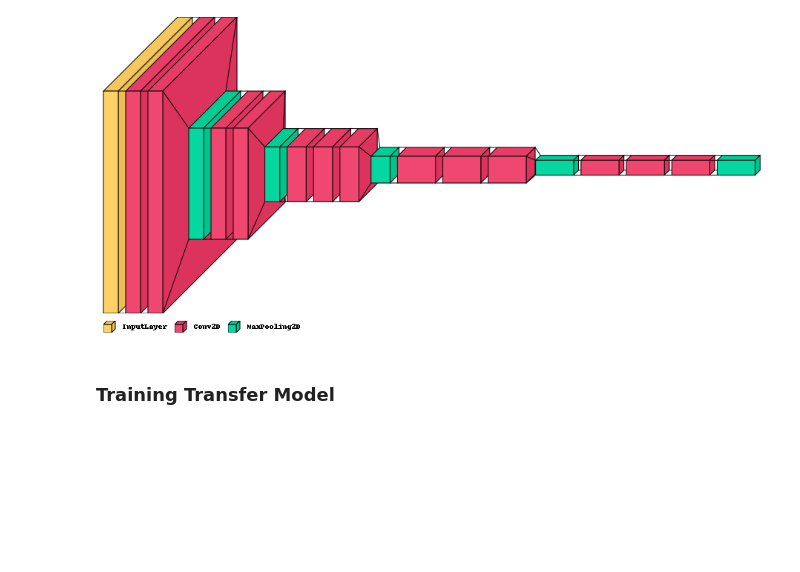
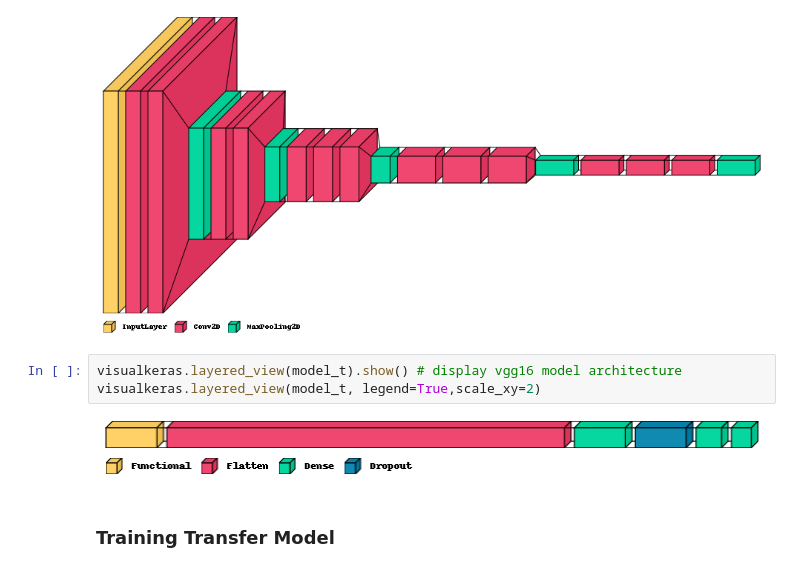
Before and after one commit to urvog/weatherclassification, a Jupyter notebook: WeatherClassification.ipynb, the cells around one changed output. Drawn from its saved outputs; the diff is of its cells as text; blank space fills up the shorter version.

```diff
--- a/WeatherClassification.ipynb
+++ b/WeatherClassification.ipynb
@@ -690,6 +646,11 @@ visualkeras.layered_view(vgg16_base).show() # display vgg16 model architecture
 visualkeras.layered_view(vgg16_base, legend=True,scale_xy=2)
 # %% [output]
 [figure]
+# %%
+visualkeras.layered_view(model_t).show() # display vgg16 model architecture
+visualkeras.layered_view(model_t, legend=True,scale_xy=2)
+# %% [output]
+[figure, added]
 # %% [markdown]
 ### Training Transfer Model
 # %%
```
Also changed, not shown: parts of 23 cells of this notebook.
